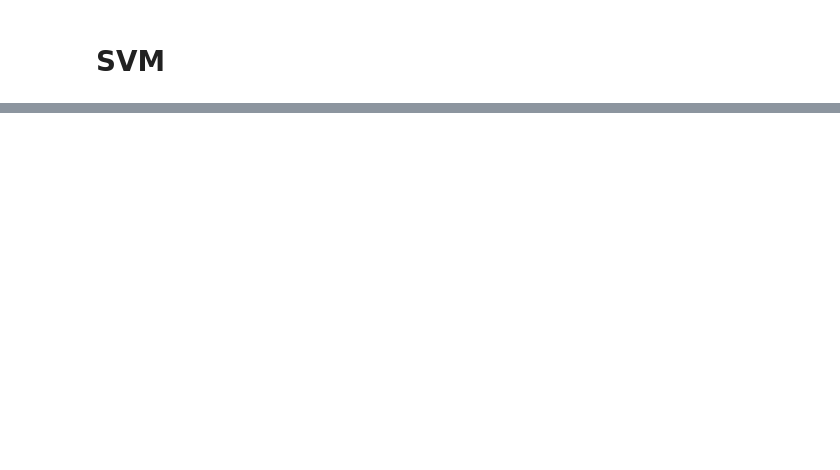
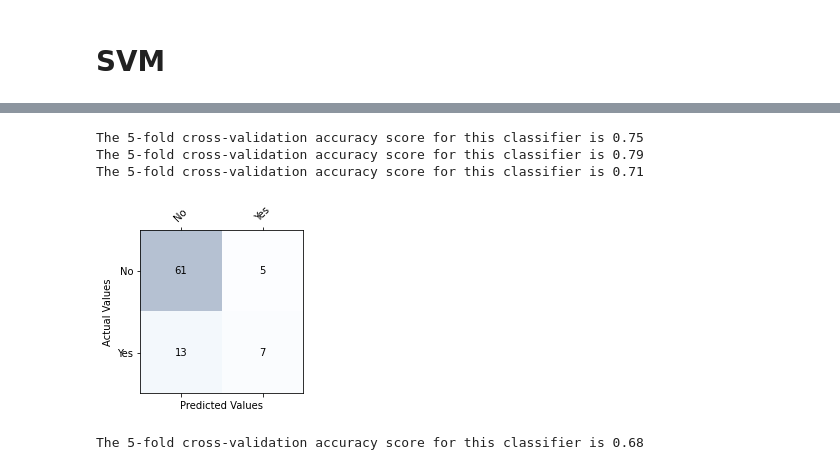
Before and after one commit to shawnhuyiwen/MLAssignment1, a Jupyter notebook: Assignment1.ipynb, the cells around one changed output, grey strips where cells are left out. Saved outputs shown, nothing was run; the diff lists cells and outputs as text; code cells hidden in the pictures; blank space fills up the shorter version.

```diff
--- a/Assignment1.ipynb
+++ b/Assignment1.ipynb
@@ -94,17 +48,5 @@ The classifier accuracy score is 1.00
 # %%
+from sklearn.svm import SVC
 from sklearn.metrics import confusion_matrix, classification_report
 
-iub_pred = clf.fit(iub_df_features_train, iub_df_diagnosis_train).predict(iub_df_features_test)
-cm = confusion_matrix(iub_df_diagnosis_test, iub_pred)
-# Plot confusion matrix,
-fig, ax = plt.subplots(figsize=(3, 3))
-ax.matshow(cm, cmap=plt.cm.Blues, alpha=0.3)
-for i in range(cm.shape[0]):
-    for j in range(cm.shape[1]):
-         ax.text(x=j, y=i, s=cm[i, j], va='center', ha='center')
-classes=["Yes","No"]
-tick_marks = np.arange(len(classes))
-plt.xticks(tick_marks, classes, rotation=45)
-plt.yticks(tick_marks, classes)
-plt.xlabel('Predicted Values', )
-plt.ylabel('Actual Values');
+svm = SVC(kernel="rbf", gamma='auto')
@@ -137,0 +103,41 @@ plt.ylabel('Actual Values');
+# %%
+svm = SVC(C=3.0, kernel="rbf", gamma='auto', degree=3)
+cv_error_array = cross_val_score(svm, features, target, scoring='accuracy')
+highest = np.max(cv_error_array)
+average = np.average(cv_error_array)
+lowest = np.min(cv_error_array)
+print('The {}-fold cross-validation accuracy score for this classifier is {:.2f}'.format(5, average))
+print('The {}-fold cross-validation accuracy score for this classifier is {:.2f}'.format(5, highest))
+print('The {}-fold cross-validation accuracy score for this classifier is {:.2f}'.format(5, lowest))
+# %% [output]
+The 5-fold cross-validation accuracy score for this classifier is 0.75
+The 5-fold cross-validation accuracy score for this classifier is 0.79
+The 5-fold cross-validation accuracy score for this classifier is 0.71
+# %%
+svm = SVC(C=3.0, kernel="rbf", gamma='auto', degree=3)
+pred = svm.fit(x_train,y_train).predict(x_test)
+cm = confusion_matrix(y_test, pred)
+# Plot confusion matrix,
+fig, ax = plt.subplots(figsize=(3, 3))
+ax.matshow(cm, cmap=plt.cm.Blues, alpha=0.3)
+for i in range(cm.shape[0]):
+    for j in range(cm.shape[1]):
+         ax.text(x=j, y=i, s=cm[i, j], va='center', ha='center')
+classes=["No","Yes"]
+tick_marks = np.arange(len(classes))
+plt.xticks(tick_marks, classes, rotation=45)
+plt.yticks(tick_marks, classes)
+plt.xlabel('Predicted Values', )
+plt.ylabel('Actual Values');
+# %% [output]
+[figure, added]
+# %%
+from sklearn import tree
+
+tree_clf = tree.DecisionTreeClassifier()
+clf = clf.fit(X, y)
+
+cv_error = np.average(cross_val_score(clf, features, target))
+print('The {}-fold cross-validation accuracy score for this classifier is {:.2f}'.format(5, cv_error))
+# %% [output]
+The 5-fold cross-validation accuracy score for this classifier is 0.68
```
Also changed, not shown: parts of 16 cells of this notebook, 5 other files.
